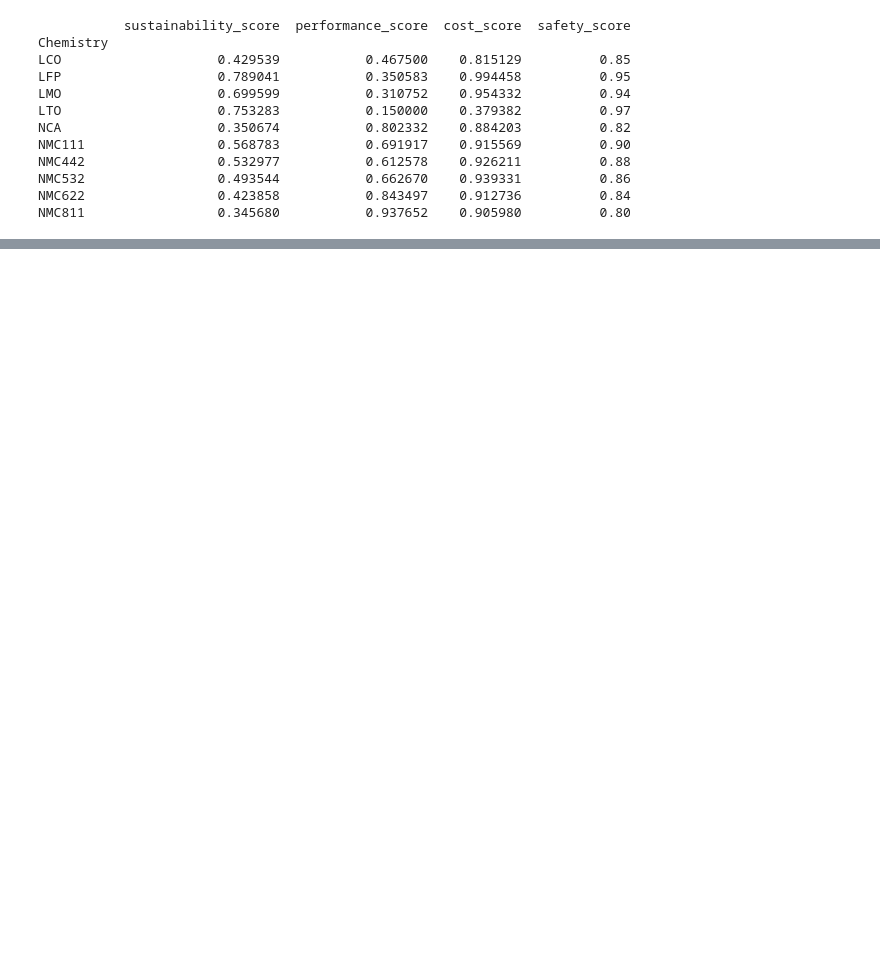
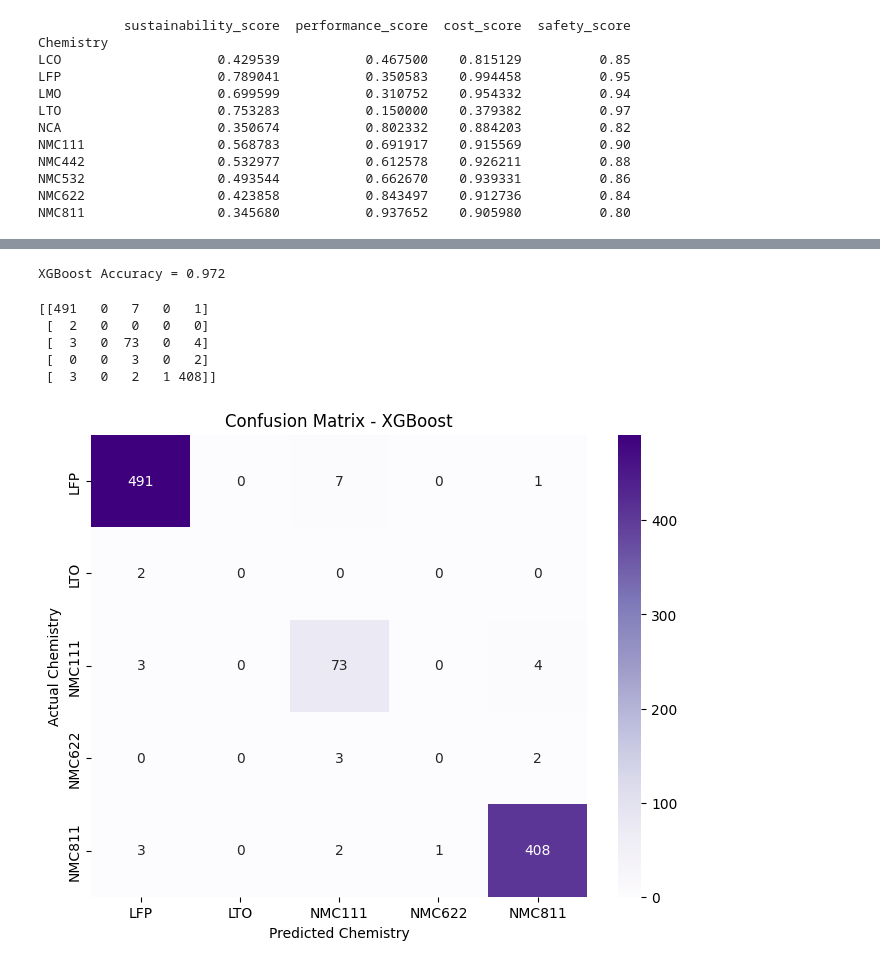
Before and after one commit to Sneha-code01/ML, a Jupyter notebook: batterypredict_1.ipynb, the cells around one changed output, grey strips where cells are left out. Cells and saved outputs as stored; diff of their text form; code cells hidden in the pictures; blank space fills up the shorter version.

```diff
--- a/batterypredict_1.ipynb
+++ b/batterypredict_1.ipynb
@@ -712,3 +714,8 @@ NMC442                 0.532977           0.612578    0.926211          0.88
 NMC532                 0.493544           0.662670    0.939331          0.86
 NMC622                 0.423858           0.843497    0.912736          0.84
 NMC811                 0.345680           0.937652    0.905980          0.80
+# %%
+X=ml_df.drop('Recommended_Chemistry',axis=1)
+
+y=ml_df['Recommended_Chemistry']
+print(y)
@@ -714,0 +847,54 @@ NMC811                 0.345680           0.937652    0.905980          0.80
+# %%
+from sklearn.preprocessing import LabelEncoder
+
+le = LabelEncoder()
+
+y_train_enc = le.fit_transform(y_train)
+y_test_enc = le.transform(y_test)
+
+xgb.fit(X_train, y_train_enc)
+
+y_pred = xgb.predict(X_test)
+
+y_pred = le.inverse_transform(y_pred)
+# %%
+from sklearn.metrics import accuracy_score
+
+print("XGBoost Accuracy =", accuracy_score(y_test, y_pred))
+# %% [output]
+XGBoost Accuracy = 0.972
+# %%
+from sklearn.metrics import confusion_matrix
+
+cm = confusion_matrix(y_test, y_pred)
+print(cm)
+# %% [output]
+[[491   0   7   0   1]
+ [  2   0   0   0   0]
+ [  3   0  73   0   4]
+ [  0   0   3   0   2]
+ [  3   0   2   1 408]]
+# %%
+import seaborn as sns
+import matplotlib.pyplot as plt
+
+classes = ['LFP','LTO','NMC111','NMC622','NMC811']
+
+plt.figure(figsize=(8,6))
+
+sns.heatmap(
+    cm,
+    annot=True,
+    fmt='d',
+    cmap='Purples',
+    xticklabels=classes,
+    yticklabels=classes
+)
+
+plt.xlabel('Predicted Chemistry')
+plt.ylabel('Actual Chemistry')
+plt.title('Confusion Matrix - XGBoost')
+
+plt.show()
+# %% [output]
+[figure, added]
```
Also changed, not shown: parts of 20 cells of this notebook.
